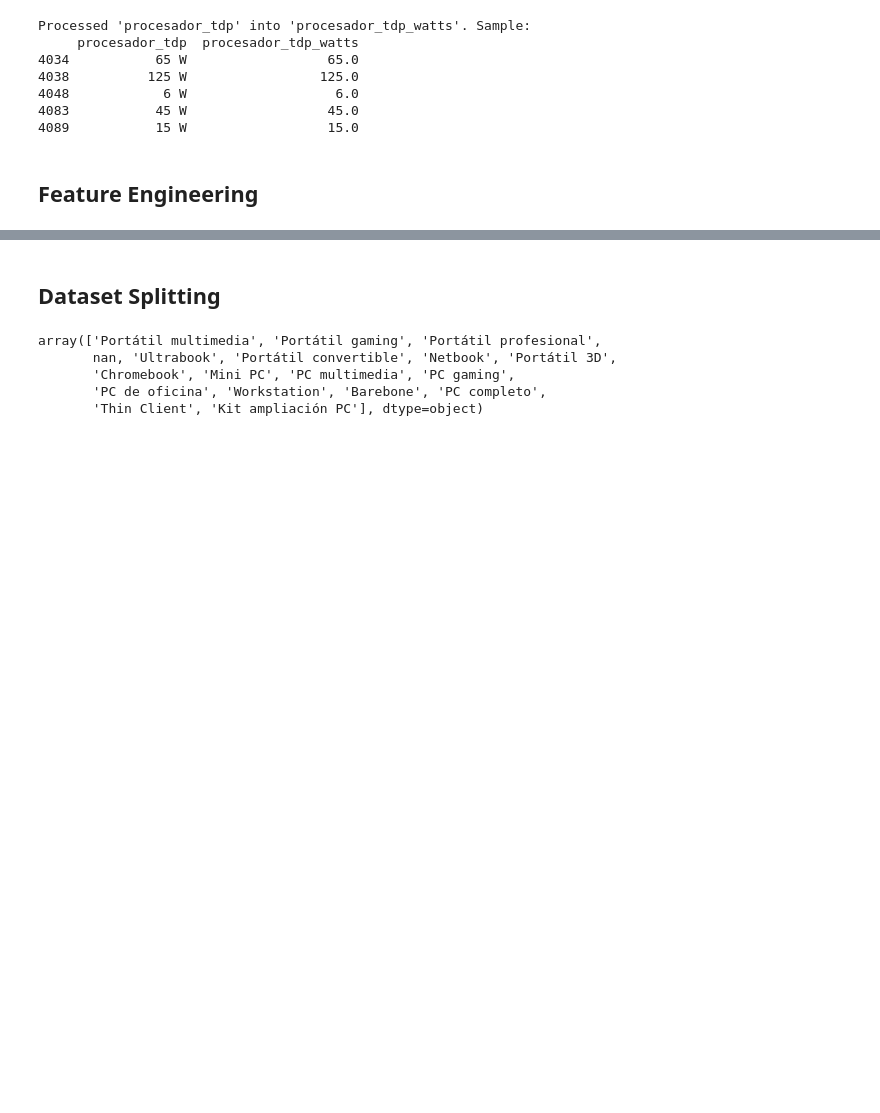
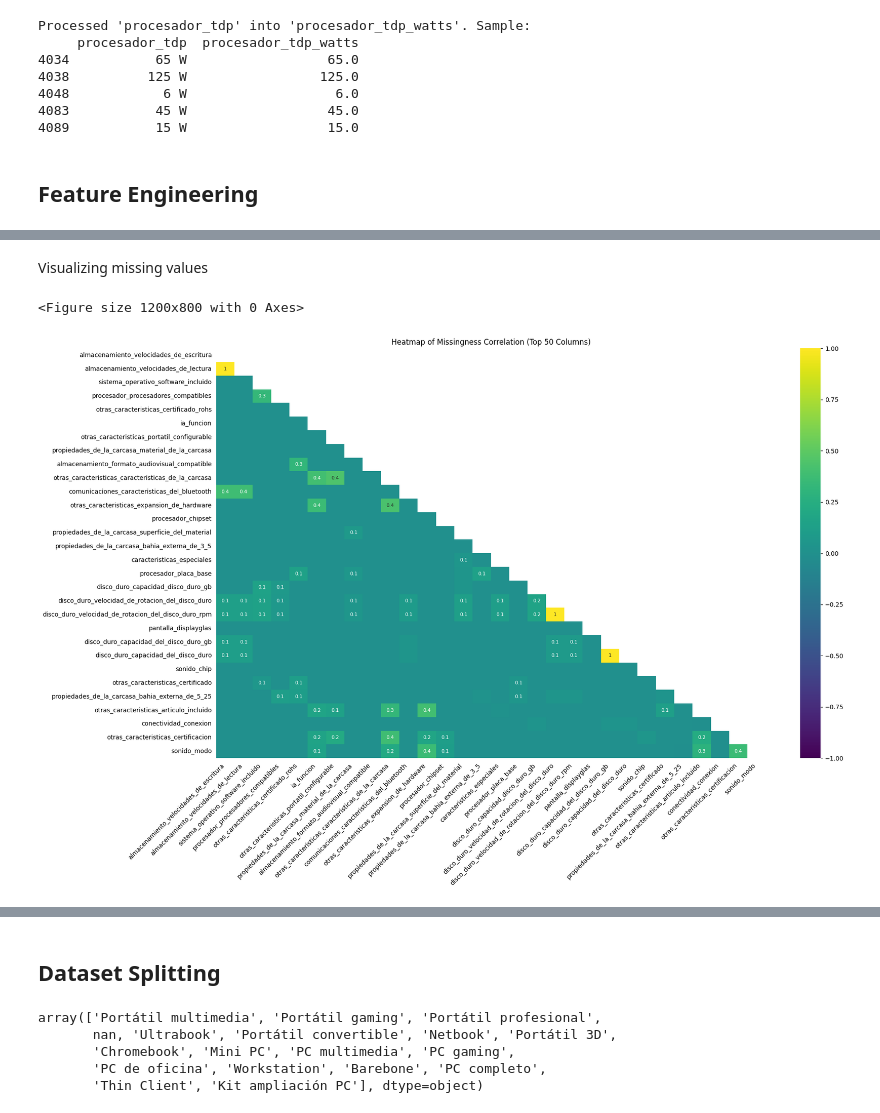
Before and after one commit to oholmess/PcPartPicker3000, a Jupyter notebook: assignment/EDA.ipynb, the cells around one changed output, grey strips where cells are left out. Cells and saved outputs as stored; diff of their text form; code cells hidden in the pictures; blank space fills up the shorter version.

Commit message:
missing values

```diff
--- a/assignment/EDA.ipynb
+++ b/assignment/EDA.ipynb
@@ -1294,0 +1363,23 @@ Processed 'procesador_tdp' into 'procesador_tdp_watts'. Sample:
+# %% [markdown]
+Visualizing missing values
+# %%
+import pandas as pd
+import matplotlib.pyplot as plt
+import missingno as msno
+
+# Compute missing-value fraction and pick top 30
+miss_frac = df.isnull().mean().sort_values(ascending=False)
+top50 = miss_frac.head(30).index.tolist()
+
+# Heatmap of just those top 300
+plt.figure(figsize=(12, 8))
+msno.heatmap(
+    df[top50],
+    cmap='viridis',
+    fontsize=10      # shrink the font for readability
+)
+plt.title("Heatmap of Missingness Correlation (Top 50 Columns)")
+plt.show()
+# %% [output]
+<Figure size 1200x800 with 0 Axes>
+[figure, added]
```
Also changed, not shown: parts of 21 cells of this notebook.
